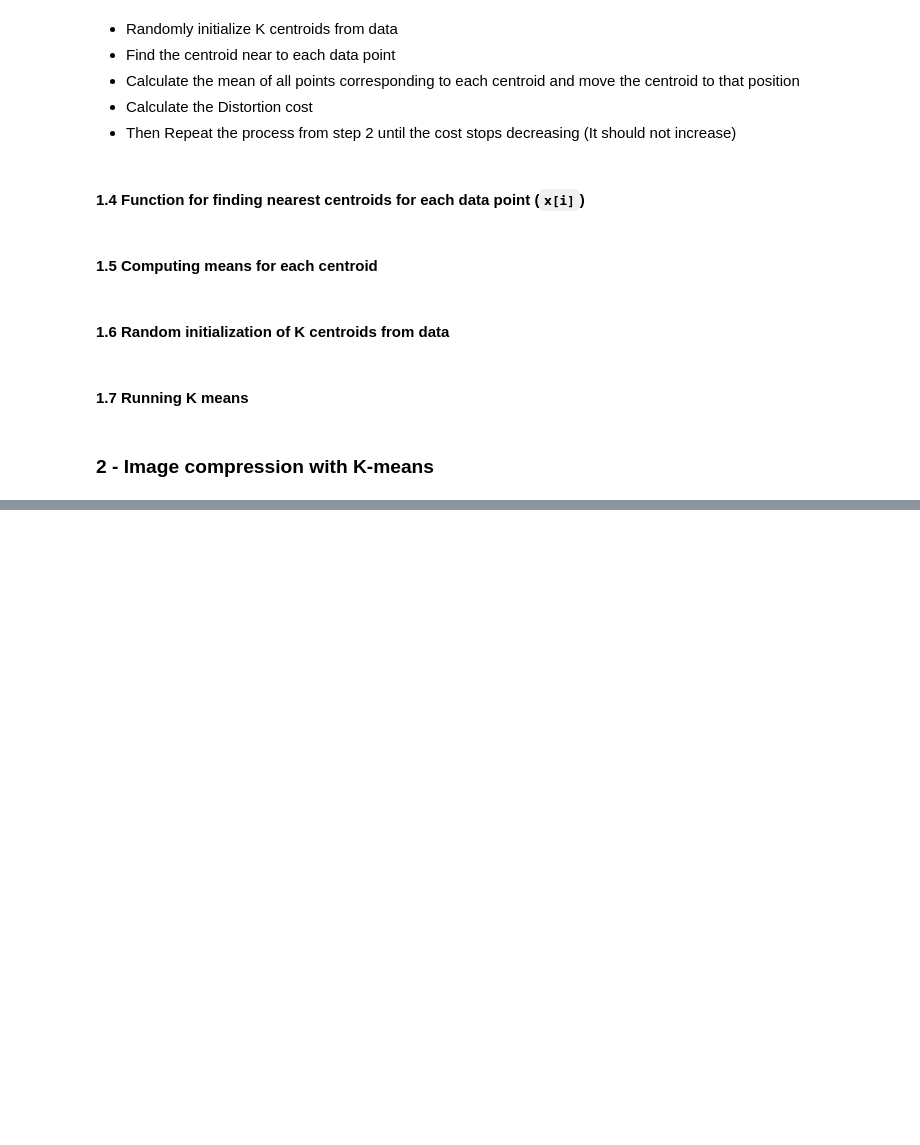
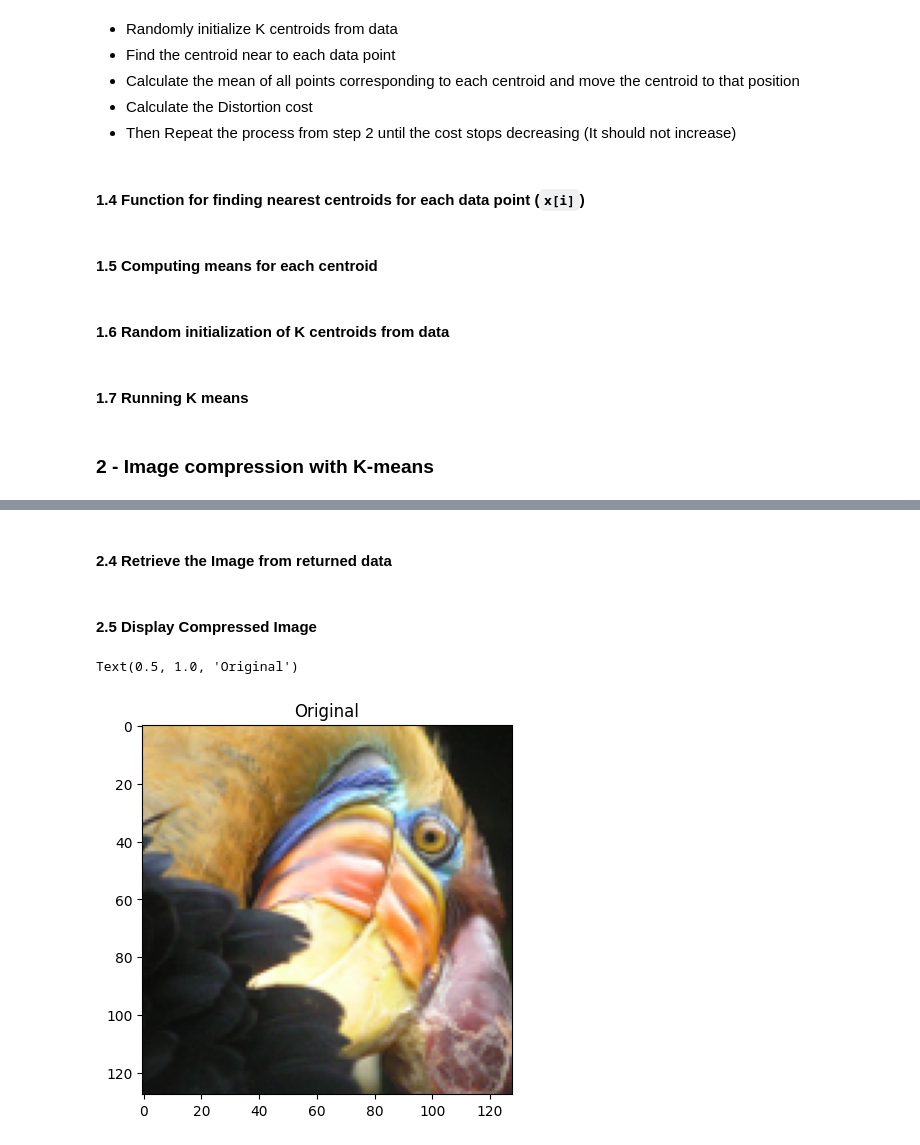
Before and after one commit to psyreddy/mls-practice, a Jupyter notebook: C3_W1_imageCompressionUsingK-Means.ipynb, the cells around one changed output, grey strips where cells are left out. Drawn from its saved outputs; the diff is of its cells as text; code cells hidden in the pictures; blank space fills up the shorter version.

Commit message:
Added Image Compression Project

```diff
--- a/C3_W1_imageCompressionUsingK-Means.ipynb
+++ b/C3_W1_imageCompressionUsingK-Means.ipynb
@@ -168,0 +169,2 @@ K-Means iteration 9/9
+# %% [markdown]
+#### 2.4 Retrieve the Image from returned data
@@ -168,0 +174,9 @@ K-Means iteration 9/9
+# %% [markdown]
+#### 2.5 Display Compressed Image
+# %%
+# original_img = np.round(original_img)
+plt.imshow(original_img*255)
+plt.title("Original")
+# %% [output]
+Text(0.5, 1.0, 'Original')
+[figure, added]
```
Also changed, not shown: parts of 12 cells of this notebook, 4 other files.
